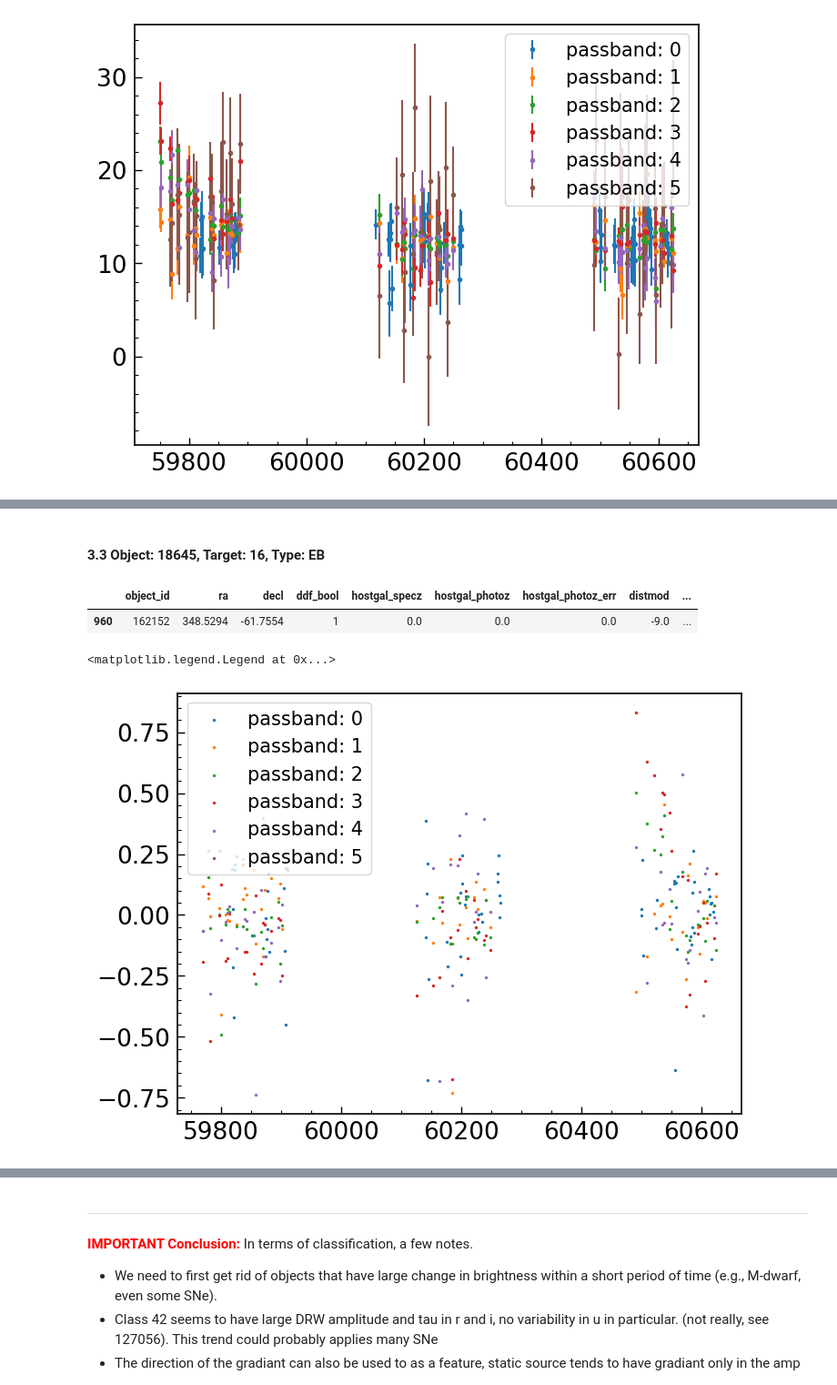
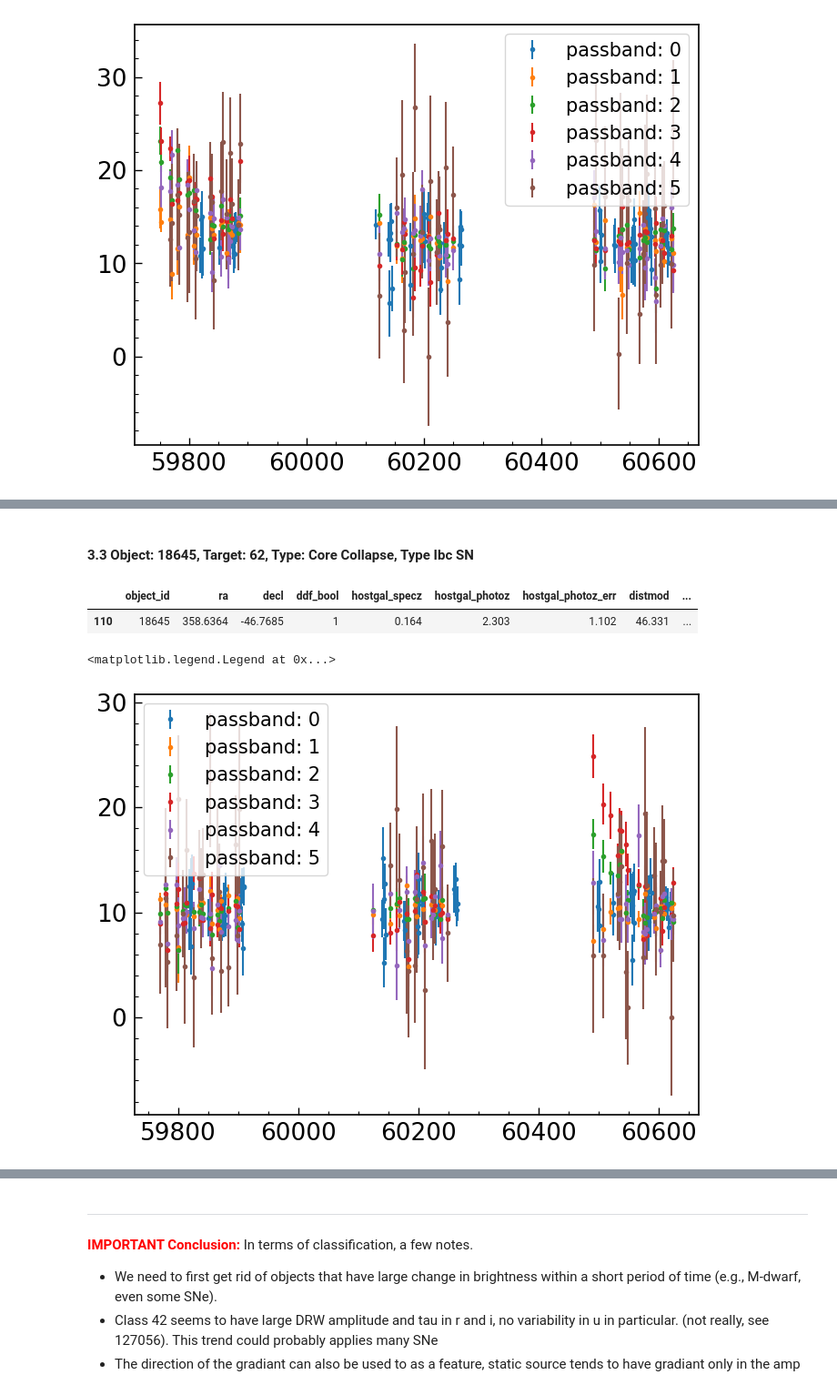
Before and after one commit to laofei177/plasticc_carma, a Jupyter notebook: notebooks/01_EDA.ipynb, the cells around one changed output, grey strips where cells are left out. Shown at 91% size. Cells and saved outputs as stored; diff of their text form; code cells hidden in the pictures.

```diff
--- a/notebooks/01_EDA.ipynb
+++ b/notebooks/01_EDA.ipynb
@@ -509,0 +526,4 @@ lc_fit_id(86456, 0, de=True, plot=True, debug=True)
+# %%
+lc = train_lc[train_lc.object_id == 86456]
+best_fit = lc_fit_data(lc, plot=False)
+best_fit
@@ -509,0 +535,5 @@ lc_fit_id(86456, 0, de=True, plot=True, debug=True)
+# %%
+for band in range(1,4):
+    lc_g = lc[lc.passband == band]
+    plot_pred_drw_lc(lc_g, best_fit[band+1], best_fit[band+1+6], time_col='mjd',
+                     y_col='flux', yerr_col='flux_err')
@@ -550,0 +569,4 @@ lc_fit_id(7698, 0, de=True, plot=True, debug=True)
+# %%
+lc2 = train_lc[train_lc.object_id == 7698]
+best_fit = lc_fit_data(lc2, plot=True)
+best_fit
@@ -550,0 +584,5 @@ lc_fit_id(7698, 0, de=True, plot=True, debug=True)
+# %%
+for band in range(0,4):
+    lc_g = lc2[lc2.passband == band]
+    plot_pred_drw_lc(lc_g, best_fit[band+1], best_fit[band+1+6], time_col='mjd',
+                     y_col='flux', yerr_col='flux_err')
@@ -551,24 +596,25 @@ lc_fit_id(7698, 0, de=True, plot=True, debug=True)
 # %% [markdown]
-#### 3.3 Object: 18645, Target: 16, Type: EB
+#### 3.3 Object: 18645, Target: 62, Type: Core Collapse, Type Ibc SN
 # %%
-train_meta[train_meta.object_id == 18645]
+meta = train_meta[train_meta.object_id == 18645]
+meta
 # %% [output]
 |  | object_id | ra | decl | ddf_bool | hostgal_specz | hostgal_photoz | hostgal_photoz_err | distmod | ... |
-| 960 | 162152 | 348.5294 | -61.7554 | 1 | 0.0 | 0.0 | 0.0 | -9.0 | ... |
+| 110 | 18645 | 358.6364 | -46.7685 | 1 | 0.164 | 2.303 | 1.102 | 46.331 | ... |
 # %%
 lc = train_lc[train_lc.object_id == 18645]
 max_err = np.percentile(lc.flux_err, 99)
 lc = lc[lc.flux_err < max_err]
 lc['flux'] -= lc['flux'].min()
 for band in range(6):
     lc_per_f = lc[lc.passband == band]
-#     plt.errorbar(lc_per_f.mjd, lc_per_f.flux, lc_per_f.flux_err, fmt='.',
+    plt.errorbar(lc_per_f.mjd, lc_per_f.flux, lc_per_f.flux_err, fmt='.',
+        label=f'passband: {band}')
+#     scale_y =np.log(lc_per_f.flux+meta[f'tflux_{bands[band]}'].values[0])
+#     plt.scatter(lc_per_f.mjd, scale_y - np.mean(scale_y), s=2,
 #         label=f'passband: {band}')
-    scale_y =np.log(lc_per_f.flux+meta[f'tflux_{bands[band]}'].values[0])
-    plt.scatter(lc_per_f.mjd, scale_y - np.mean(scale_y), s=2,
-        label=f'passband: {band}')
 plt.legend(fontsize=15)
 # %% [output]
 <matplotlib.legend.Legend at 0x...>
-[figure, old version]
+[figure, new version]
 # %%
```
Also changed, not shown: parts of 16 cells of this notebook, 1 other file.
